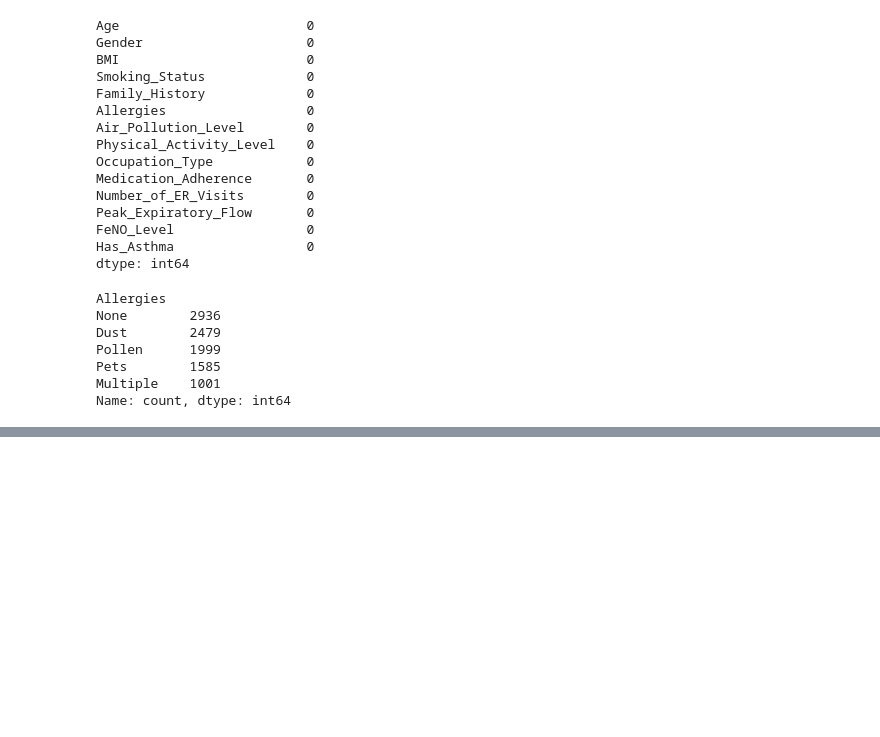
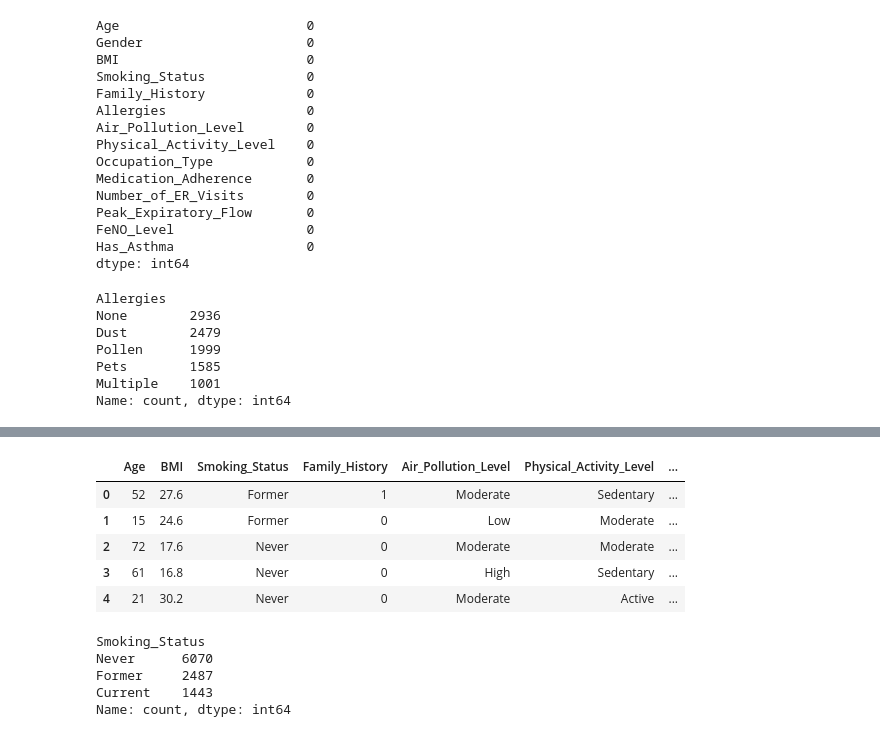
Before and after one commit to gayaniwijesinghe91/IntroductionToMLMethods, a Jupyter notebook: Exercise2_synthetic_asthma_dataset.ipynb, the cells around one changed output, grey strips where cells are left out. Saved outputs shown, nothing was run; the diff lists cells and outputs as text; code cells hidden in the pictures; blank space fills up the shorter version.

```diff
--- a/Exercise2_synthetic_asthma_dataset.ipynb
+++ b/Exercise2_synthetic_asthma_dataset.ipynb
@@ -155,0 +194,26 @@ df.head()
+# %%
+# converts Gender into binary since it is a nominal category
+variables
+from sklearn.preprocessing import OneHotEncoder
+variables = ['Gender']
+# use encoder
+encoder = OneHotEncoder(sparse_output=False).set_output(transform="pandas")
+one_hot_encoded = encoder.fit_transform(df[variables]).astype(int)
+df = pd.concat([df,one_hot_encoded],axis=1).drop(columns=variables)
+df.head()
+# %% [output]
+|  | Age | BMI | Smoking_Status | Family_History | Air_Pollution_Level | Physical_Activity_Level | ... |
+| 0 | 52 | 27.6 | Former | 1 | Moderate | Sedentary | ... |
+| 1 | 15 | 24.6 | Former | 0 | Low | Moderate | ... |
+| 2 | 72 | 17.6 | Never | 0 | Moderate | Moderate | ... |
+| 3 | 61 | 16.8 | Never | 0 | High | Sedentary | ... |
+| 4 | 21 | 30.2 | Never | 0 | Moderate | Active | ... |
+# %%
+# Check value counts for Smoking_Status:
+df['Smoking_Status'].value_counts()
+# %% [output]
+Smoking_Status
+Never      6070
+Former     2487
+Current    1443
+Name: count, dtype: int64
```
Also changed, not shown: parts of 30 cells of this notebook.
